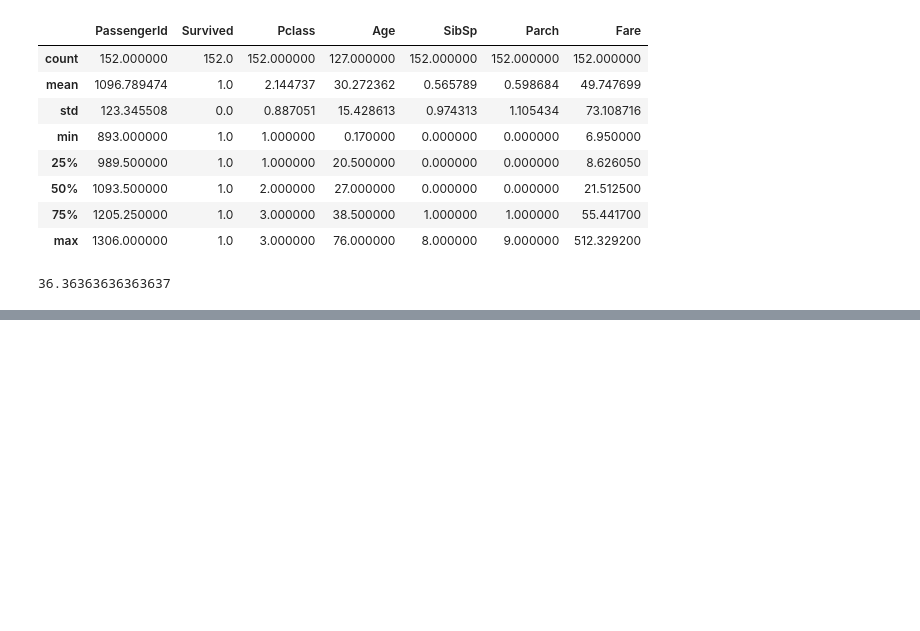
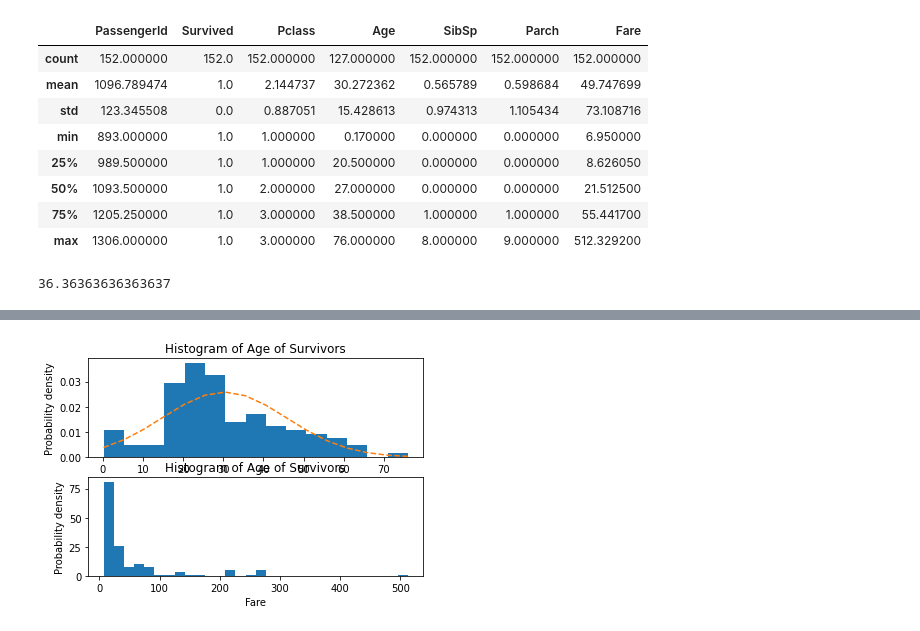
Before and after one commit to Tophurkey/Python_Training, a Jupyter notebook: Titanic_First_Pass.ipynb, the cells around one changed output, grey strips where cells are left out. Saved outputs shown, nothing was run; the diff lists cells and outputs as text; code cells hidden in the pictures; blank space fills up the shorter version.

Commit message:
Created Histograms for Age and Fare
First Visualizations using matplotlib

```diff
--- a/Titanic_First_Pass.ipynb
+++ b/Titanic_First_Pass.ipynb
@@ -96,0 +133,46 @@ len(df_survived.index)/len(df_merged.index)*100
+# %%
+#plt.hist(df_survived['Age'], density = False)
+
+x = df_survived['Age'].dropna()
+
+mu = df_survived['Age'].dropna().mean()
+
+sigma = df_survived['Age'].dropna().std()
+
+x1 = df_survived['Fare'].dropna()
+
+mu1 = df_survived['Fare'].dropna().mean()
+
+sigma1 = df_survived['Fare'].dropna().std()
+
+num_bins = 15
+
+num_bins1 = 30
+
+fig, axs = plt.subplots(2)
+
+# the histogram of the data
+n, bins, patches = axs[0].hist(x, num_bins, density=True)
+
+# add a 'best fit' line
+y = ((1 / (np.sqrt(2 * np.pi) * sigma)) *
+     np.exp(-0.5 * (1 / sigma * (bins - mu))**2))
+axs[0].plot(bins, y, '--')
+axs[0].set_xlabel('Age')
+axs[0].set_ylabel('Probability density')
+axs[0].set_title(r'Histogram of Age of Survivors')
+
+# the histogram of the data
+n, bins1, patches = axs[1].hist(x1, num_bins1, density=False)
+
+# add a 'best fit' line
+y1 = ((1 / (np.sqrt(2 * np.pi) * sigma1)) *
+     np.exp(-0.5 * (1 / sigma1 * (bins - mu1))**2))
+#axs[1].plot(bins1, y1, '--')
+axs[1].set_xlabel('Fare')
+axs[1].set_ylabel('Probability density')
+axs[1].set_title(r'Histogram of Age of Survivors')
+
+plt.show()
+# %% [output]
+[figure, added]
```
Also changed, not shown: parts of 4 cells of this notebook.
